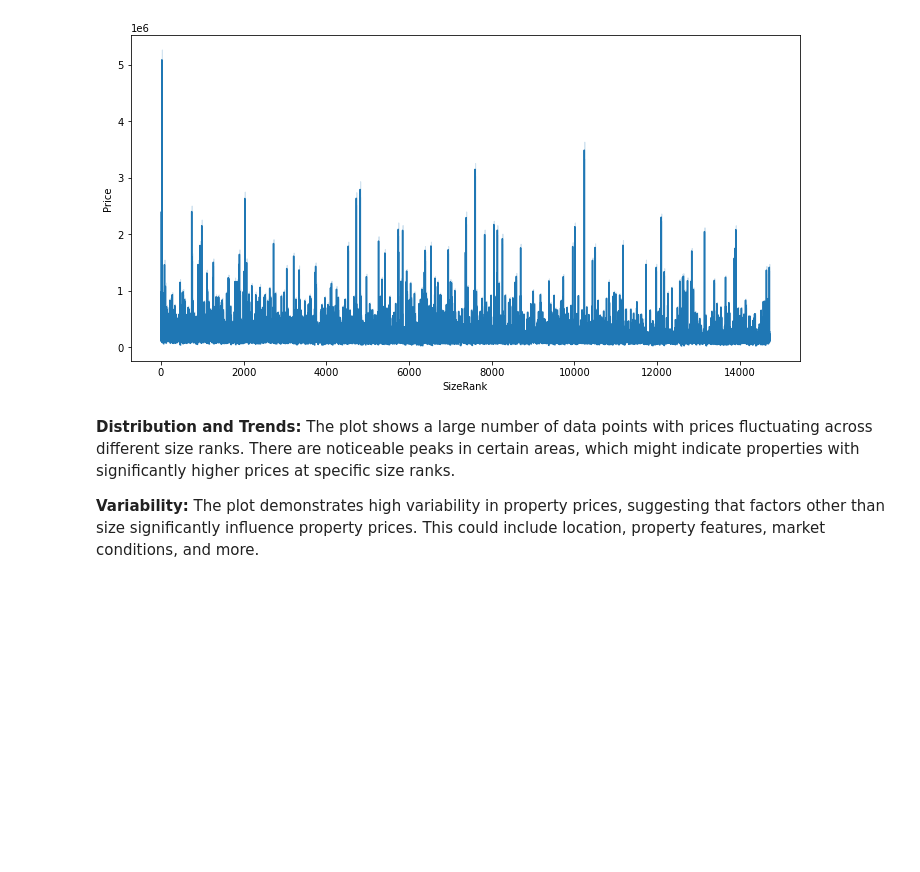
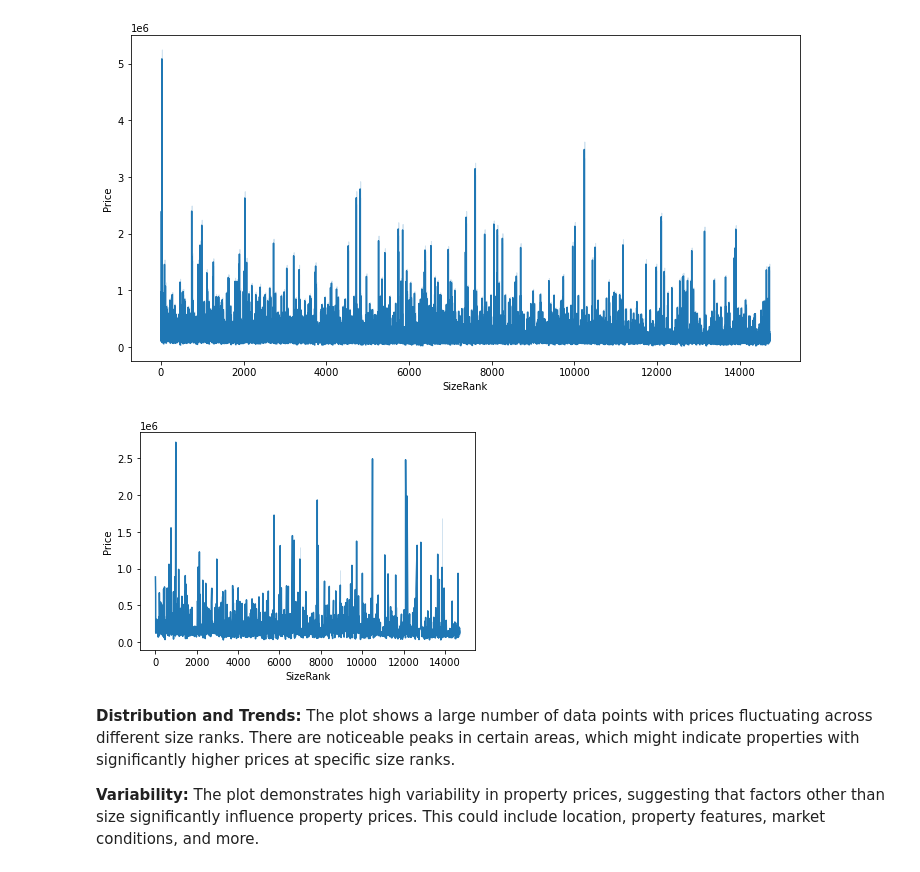
Before and after one commit to marionrion/Time-series, a Jupyter notebook: Project Ipynb (2).ipynb, the cells around one changed output. Drawn from its saved outputs; the diff is of its cells as text; code cells hidden in the pictures; blank space fills up the shorter version.

```diff
--- a/Project Ipynb (2).ipynb
+++ b/Project Ipynb (2).ipynb
@@ -756,6 +756,12 @@ plt.ylabel('Price')
 plt.show()
 # %% [output]
 [figure]
+# %%
+df_long_sample = df_long.sample(2000)  # Adjust the number as needed
+sns.lineplot(data=df_long_sample, x='SizeRank', y='Price')
+plt.show()
+# %% [output]
+[figure, added]
 # %% [markdown]
 **Distribution and Trends:** The plot shows a large number of data points with prices fluctuating across different size ranks. There are noticeable peaks in certain areas, which might indicate properties with significantly higher prices at specific size ranks.
 
```
Also changed, not shown: parts of 48 cells of this notebook, 14 other files.
